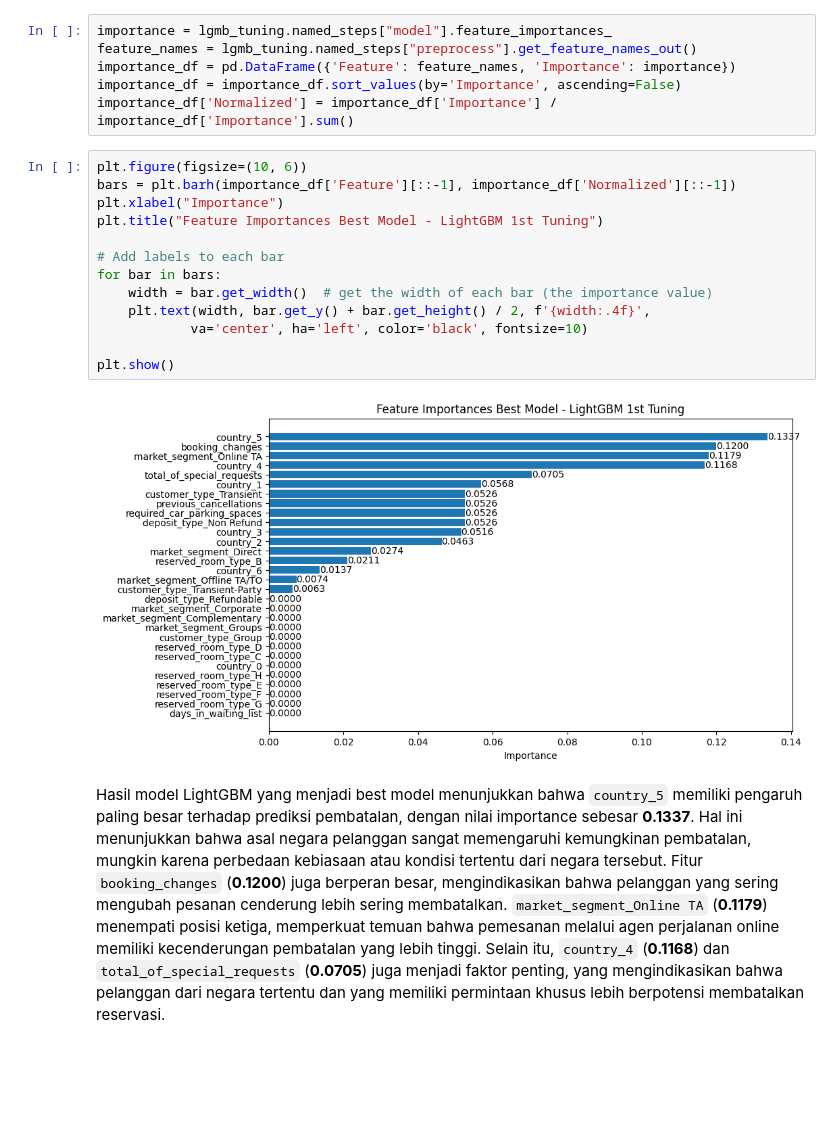
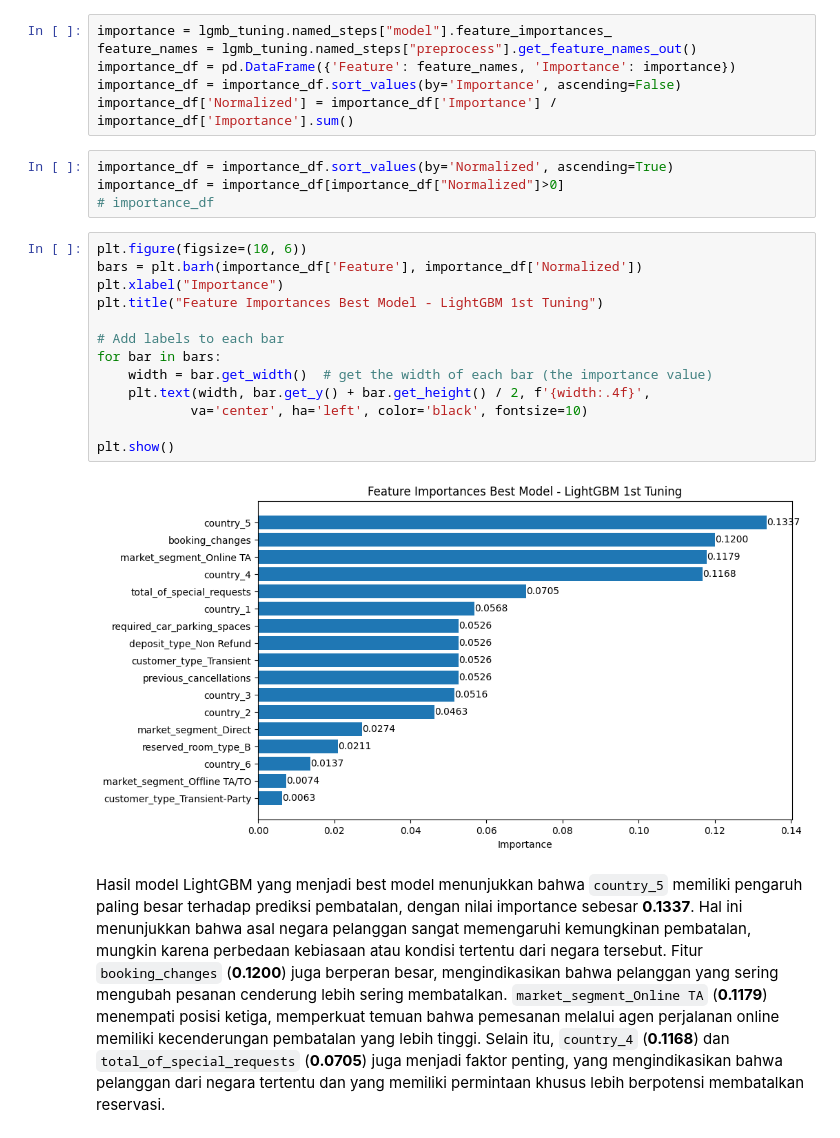
Before and after one commit to Meowstronot/hotel__booking_predict, a Jupyter notebook: notebooks/hotel_booking_cancelation.ipynb, the cells around one changed output. Cells and saved outputs as stored; diff of their text form; blank space fills up the shorter version.

```diff
--- a/notebooks/hotel_booking_cancelation.ipynb
+++ b/notebooks/hotel_booking_cancelation.ipynb
@@ -1449,21 +1568,25 @@ feature_names = lgmb_tuning.named_steps["preprocess"].get_feature_names_out()
 importance_df = pd.DataFrame({'Feature': feature_names, 'Importance': importance})
 importance_df = importance_df.sort_values(by='Importance', ascending=False)
 importance_df['Normalized'] = importance_df['Importance'] / importance_df['Importance'].sum()
-# %%
-plt.figure(figsize=(10, 6))
-bars = plt.barh(importance_df['Feature'][::-1], importance_df['Normalized'][::-1])
-plt.xlabel("Importance")
-plt.title("Feature Importances Best Model - LightGBM 1st Tuning")
-
-# Add labels to each bar
-for bar in bars:
-    width = bar.get_width()  # get the width of each bar (the importance value)
-    plt.text(width, bar.get_y() + bar.get_height() / 2, f'{width:.4f}',
-            va='center', ha='left', color='black', fontsize=10)
-
-plt.show()
-# %% [output]
-[figure, removed]
+# %%
+importance_df = importance_df.sort_values(by='Normalized', ascending=True)
+importance_df = importance_df[importance_df["Normalized"]>0]
+# importance_df
+# %%
+plt.figure(figsize=(10, 6))
+bars = plt.barh(importance_df['Feature'], importance_df['Normalized'])
+plt.xlabel("Importance")
+plt.title("Feature Importances Best Model - LightGBM 1st Tuning")
+
+# Add labels to each bar
+for bar in bars:
+    width = bar.get_width()  # get the width of each bar (the importance value)
+    plt.text(width, bar.get_y() + bar.get_height() / 2, f'{width:.4f}',
+            va='center', ha='left', color='black', fontsize=10)
+
+plt.show()
+# %% [output]
+[figure, added]
 # %% [markdown]
 Hasil model LightGBM yang menjadi best model menunjukkan bahwa `country_5` memiliki pengaruh paling besar terhadap prediksi pembatalan, dengan nilai importance sebesar **0.1337**. Hal ini menunjukkan bahwa asal negara pelanggan sangat memengaruhi kemungkinan pembatalan, mungkin karena perbedaan kebiasaan atau kondisi tertentu dari negara tersebut. Fitur `booking_changes` (**0.1200**) juga berperan besar, mengindikasikan bahwa pelanggan yang sering mengubah pesanan cenderung lebih sering membatalkan. `market_segment_Online TA` (**0.1179**) menempati posisi ketiga, memperkuat temuan bahwa pemesanan melalui agen perjalanan online memiliki kecenderungan pembatalan yang lebih tinggi. Selain itu, `country_4` (**0.1168**) dan `total_of_special_requests` (**0.0705**) juga menjadi faktor penting, yang mengindikasikan bahwa pelanggan dari negara tertentu dan yang memiliki permintaan khusus lebih berpotensi membatalkan reservasi.
 # %% [markdown]
```
Also changed, not shown: parts of 23 cells of this notebook, 2 other files.
